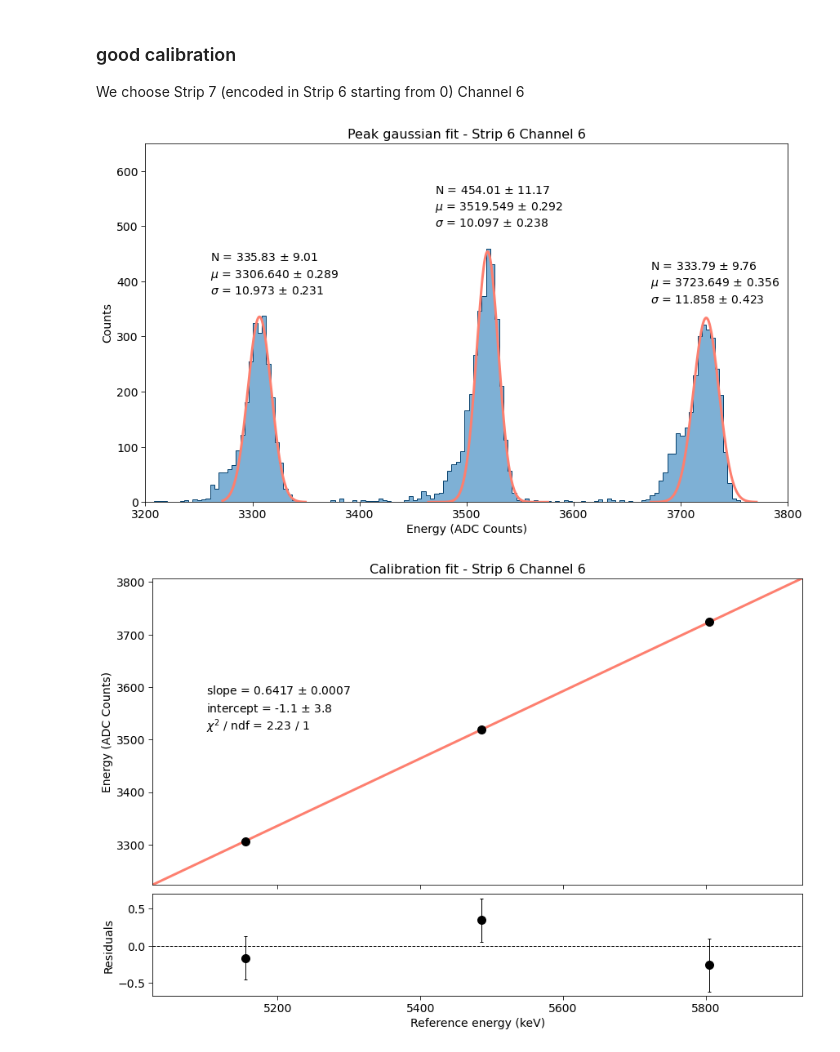
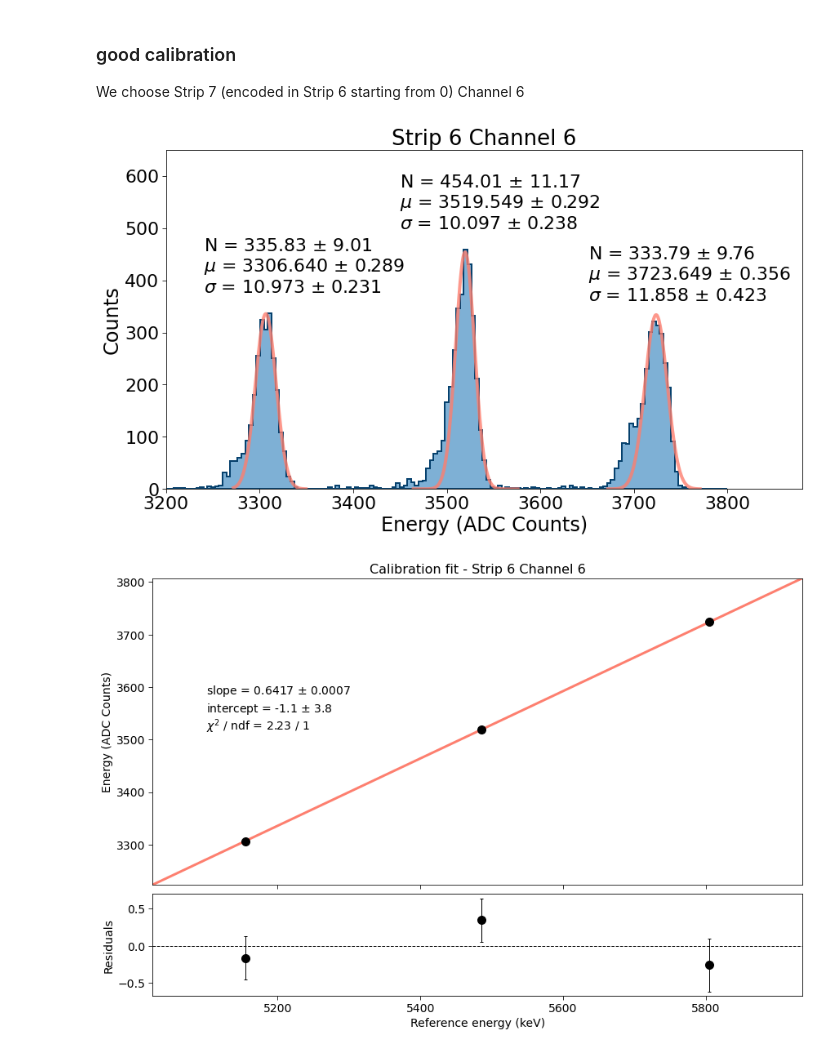
Before and after one commit to niklai99/advanced-laboratory, a Jupyter notebook: calib.ipynb, the cells around one changed output. Cells and saved outputs as stored; diff of their text form; code cells hidden in the pictures.

Commit message:
updated plot design for report

```diff
--- a/calib.ipynb
+++ b/calib.ipynb
@@ -70,7 +70,7 @@ E_MIN = 3000
 E_MAX = 4000
 
 # plot stuff
-FONTSIZE = 14
+FONTSIZE = 22
 
 # save figure flag
 SAVE_FIG = True
@@ -114,9 +114,9 @@ def customize_plot(
     xlabel   = "Energy"
 ):
 
-    ax.set_title(title,   fontsize = fontsize+2)
-    ax.set_ylabel(ylabel, fontsize = fontsize)
-    ax.set_xlabel(xlabel, fontsize = fontsize)
+    ax.set_title(title,   fontsize = fontsize+4)
+    ax.set_ylabel(ylabel, fontsize = fontsize+2)
+    ax.set_xlabel(xlabel, fontsize = fontsize+2)
 
     ax.set_ylim(bottom = ydown, top   = yup)
     ax.set_xlim(left   = xleft, right = xright)
@@ -142,6 +142,7 @@ def plot_binned_hist(
     nrows  = 1,
     ncols  = 1,
     bins   = 200,
+    lw     = 2,
     label  = None,
     ecolor = "#06416D",
     fcolor = "#7eb0d5",
@@ -155,6 +156,7 @@ def plot_binned_hist(
         histtype  = "stepfilled",
         edgecolor = ecolor,
         facecolor = fcolor,
+        linewidth = lw,
         label     = label
     )
 
@@ -572,12 +574,12 @@ plt.show()
 
 We choose Strip 7 (encoded in Strip 6 starting from 0) Channel 6
 # %%
-strip   = STRIP_7_ID
-channel = 6
+strip_1   = STRIP_7_ID
+channel_1 = 6
 
-emin = 3200
-emax = 3800
+emin_1 = 3200
+emax_1 = 3800
 
-df_calib = filter_energy(df.loc[((df["strip"] == strip) & (df["strip_ch"] == channel)), ],  emin, emax)
+df_calib_1 = filter_energy(df.loc[((df["strip"] == strip_1) & (df["strip_ch"] == channel_1)), ],  emin_1, emax_1)
 # %%
 # number of entries in the selected strip and channel
@@ -688,43 +690,43 @@ ax = plot_binned_hist(
 ax = customize_plot(
     ax       = ax,
     fontsize = FONTSIZE,
-    title    = f"Peak gaussian fit - Strip {strip} Channel {channel}",
+    title    = f"Strip {strip_1} Channel {channel_1}",
     ylabel   = "Counts",
     xlabel   = "Energy (ADC Counts)",
-    xleft    = emin,
-    xright   = emax,
+    xleft    = emin_1,
+    xright   = emax_1 + 80,
     ydown    = 0,
     yup      = 650
 )
 
 # plot gaussians
 for i, x_peak in enumerate(x[peaks]):
 
     # compute peak boundaries
     left_base  = x[prop["left_bases"][i]]
     right_base = x[prop["right_bases"][i]]
 
     # define a better approximation of the peak boundaries
     approx_width = (right_base - left_base) / 3
 
     # plot_restriction = (continuous_x > x_peak - restrictions[i][0]) & (continuous_x < x_peak + restrictions[i][1])
     plot_restriction = (continuous_x > x_peak - approx_width) & (continuous_x < x_peak + approx_width)
 
     # plot the gaussian
-    ax.plot(continuous_x[plot_restriction], gaussian(continuous_x[plot_restriction], norms[i], means[i], sigmas[i]), color="#fd7f6f", lw=3)
+    ax.plot(continuous_x[plot_restriction], gaussian(continuous_x[plot_restriction], norms_1[i], means_1[i], sigmas_1[i]), color="#fd7f6f", lw=4, alpha=0.8)
 
     # plot the fit parameters
-    ax.text(x_peak - 50, prop["prominences"][i] + 100, f"N = {norms[i]:.2f} $\pm$ {err_norms[i]:.2f}",          transform=ax.transData, fontsize = FONTSIZE)
-    ax.text(x_peak - 50, prop["prominences"][i] + 70,  f"$\mu$ = {means[i]:.3f} $\pm$ {err_means[i]:.3f}",      transform=ax.transData, fontsize = FONTSIZE)
-    ax.text(x_peak - 50, prop["prominences"][i] + 40,  f"$\sigma$ = {sigmas[i]:.3f} $\pm$ {err_sigmas[i]:.3f}", transform=ax.transData, fontsize = FONTSIZE)
+    ax.text(x_peak - 70, prop["prominences"][i] + 20 + 100, f"N = {norms_1[i]:.2f} $\pm$ {err_norms_1[i]:.2f}",          transform=ax.transData, fontsize = FONTSIZE)
+    ax.text(x_peak - 70, prop["prominences"][i] + 20 + 60,  f"$\mu$ = {means_1[i]:.3f} $\pm$ {err_means_1[i]:.3f}",      transform=ax.transData, fontsize = FONTSIZE)
+    ax.text(x_peak - 70, prop["prominences"][i] + 20 + 20,  f"$\sigma$ = {sigmas_1[i]:.3f} $\pm$ {err_sigmas_1[i]:.3f}", transform=ax.transData, fontsize = FONTSIZE)
 
 
 if SAVE_FIG:
-    fig.savefig(f"{CALIB_PLOT_PATH}/e-strip{strip}channel{channel}.pdf", dpi=300, facecolor="white")
+    fig.savefig(f"{CALIB_PLOT_PATH}/e-strip{strip_1}channel{channel_1}.pdf", dpi=300, facecolor="white")
 
 plt.show()
 # %% [output]
-[figure, old version]
+[figure, new version]
 # %%
 # reference energy
 true_means = np.sort([E_AM, E_CM, E_PU])
```
Also changed, not shown: parts of 13 cells of this notebook, 8 other files.
